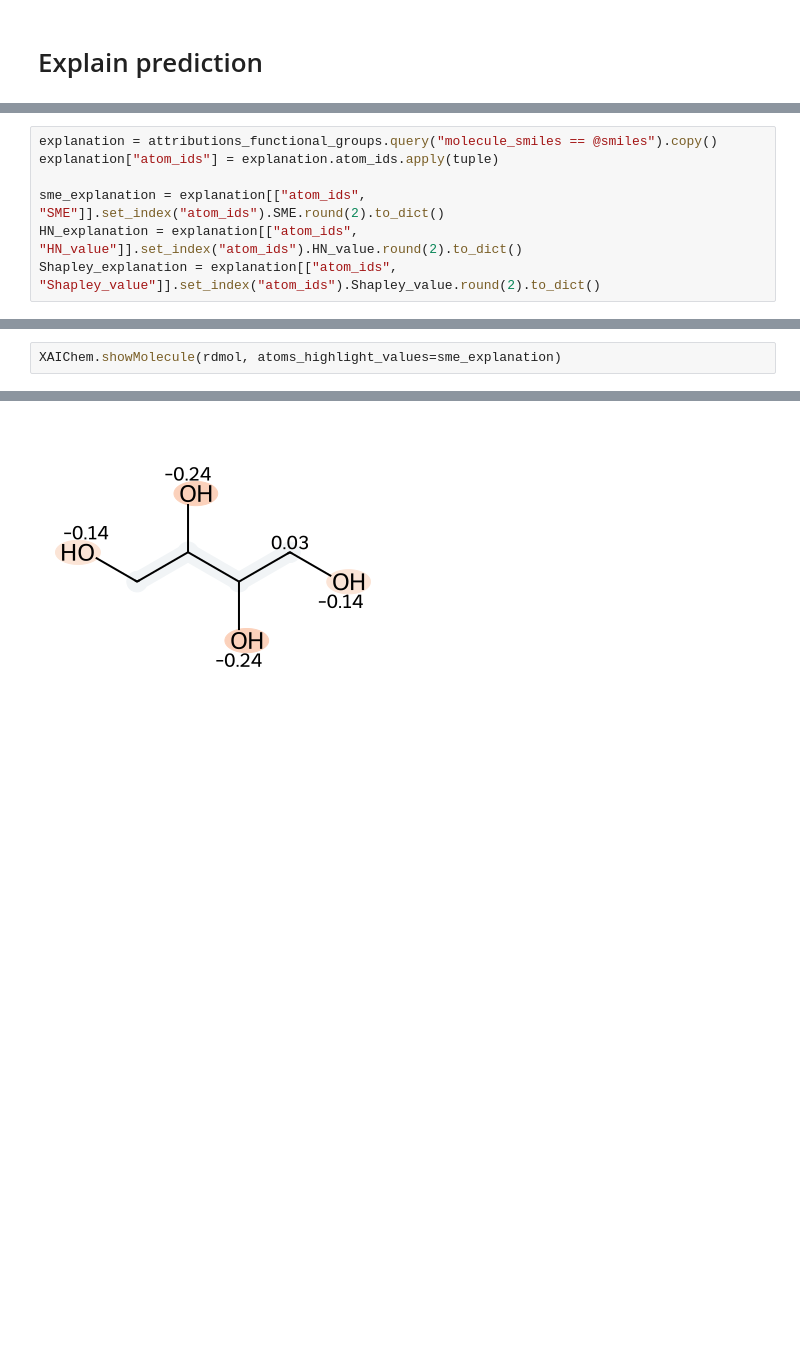
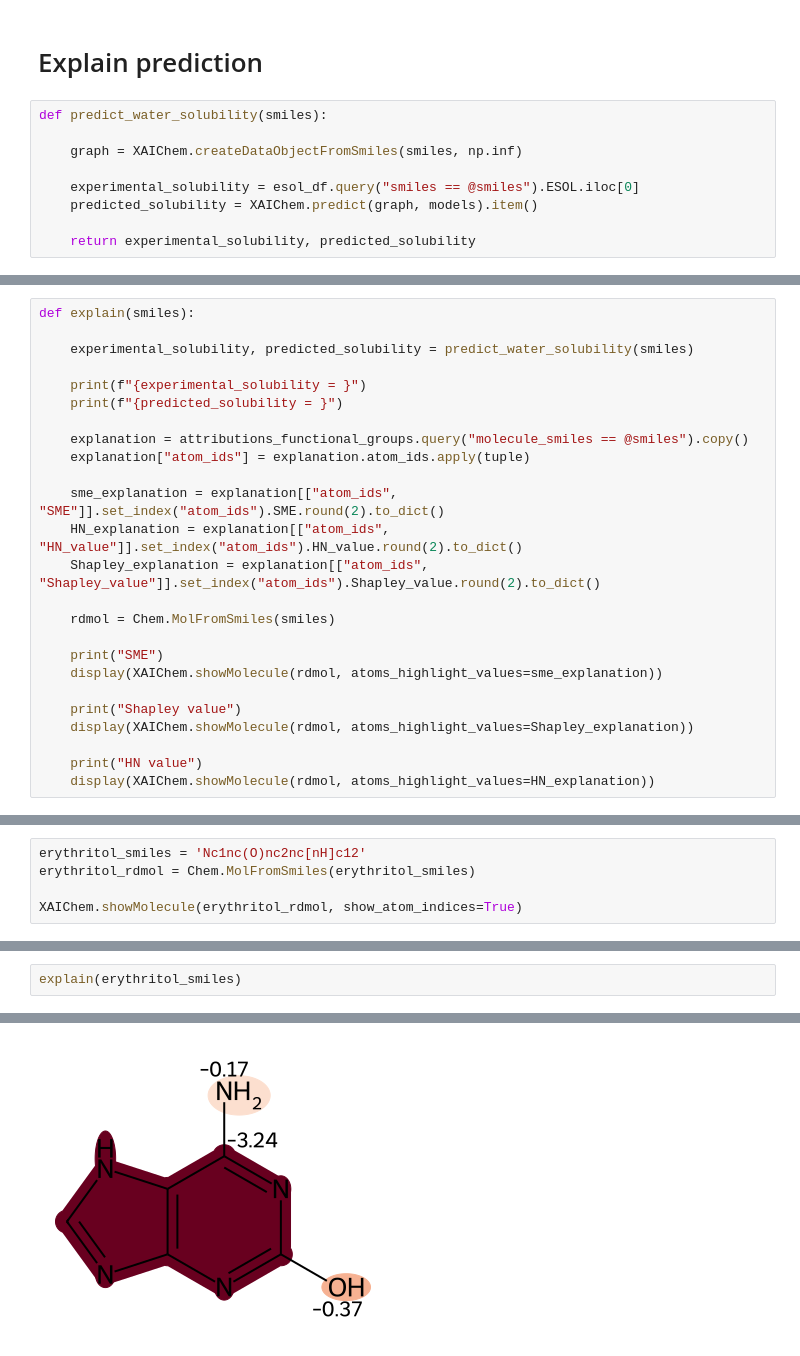
Before and after one commit to xwieme/MastatThesis, a Jupyter notebook: code/notebooks/esol_conflicted_explanation.ipynb, the cells around one changed output, grey strips where cells are left out. Saved outputs shown, nothing was run; the diff lists cells and outputs as text; blank space fills up the shorter version.

```diff
--- a/code/notebooks/esol_conflicted_explanation.ipynb
+++ b/code/notebooks/esol_conflicted_explanation.ipynb
@@ -52,2 +28,11 @@ carbon chain has a negative or slightly positive attribution.
 # %% [markdown]
 # Explain prediction
+# %%
+def predict_water_solubility(smiles):
+
+    graph = XAIChem.createDataObjectFromSmiles(smiles, np.inf)
+
+    experimental_solubility = esol_df.query("smiles == @smiles").ESOL.iloc[0]
+    predicted_solubility = XAIChem.predict(graph, models).item()
+
+    return experimental_solubility, predicted_solubility
@@ -54,8 +72,26 @@ carbon chain has a negative or slightly positive attribution.
 # %%
-explanation = attributions_functional_groups.query("molecule_smiles == @smiles").copy()
-explanation["atom_ids"] = explanation.atom_ids.apply(tuple)
+def explain(smiles):
 
-sme_explanation = explanation[["atom_ids", "SME"]].set_index("atom_ids").SME.round(2).to_dict()
-HN_explanation = explanation[["atom_ids", "HN_value"]].set_index("atom_ids").HN_value.round(2).to_dict()
-Shapley_explanation = explanation[["atom_ids", "Shapley_value"]].set_index("atom_ids").Shapley_value.round(2).to_dict()
+    experimental_solubility, predicted_solubility = predict_water_solubility(smiles)
+
+    print(f"{experimental_solubility = }")
+    print(f"{predicted_solubility = }")
+
+    explanation = attributions_functional_groups.query("molecule_smiles == @smiles").copy()
+    explanation["atom_ids"] = explanation.atom_ids.apply(tuple)
+
+    sme_explanation = explanation[["atom_ids", "SME"]].set_index("atom_ids").SME.round(2).to_dict()
+    HN_explanation = explanation[["atom_ids", "HN_value"]].set_index("atom_ids").HN_value.round(2).to_dict()
+    Shapley_explanation = explanation[["atom_ids", "Shapley_value"]].set_index("atom_ids").Shapley_value.round(2).to_dict()
+
+    rdmol = Chem.MolFromSmiles(smiles)
+
+    print("SME")
+    display(XAIChem.showMolecule(rdmol, atoms_highlight_values=sme_explanation))
+
+    print("Shapley value")
+    display(XAIChem.showMolecule(rdmol, atoms_highlight_values=Shapley_explanation))
+
+    print("HN value")
+    display(XAIChem.showMolecule(rdmol, atoms_highlight_values=HN_explanation))
 # %% [markdown]
@@ -62,0 +99,5 @@ Shapley_explanation = explanation[["atom_ids", "Shapley_value"]].set_index("atom
+# %%
+erythritol_smiles = 'Nc1nc(O)nc2nc[nH]c12'
+erythritol_rdmol = Chem.MolFromSmiles(erythritol_smiles)
+
+XAIChem.showMolecule(erythritol_rdmol, show_atom_indices=True)
@@ -63,3 +106,3 @@ Shapley_explanation = explanation[["atom_ids", "Shapley_value"]].set_index("atom
 # %%
-XAIChem.showMolecule(rdmol, atoms_highlight_values=sme_explanation)
+explain(erythritol_smiles)
 # %% [output]
@@ -66 +112 @@ XAIChem.showMolecule(rdmol, atoms_highlight_values=sme_explanation)
-[figure, old version]
+[figure, new version]
```
Also changed, not shown: parts of 41 cells of this notebook, 10 other files.
